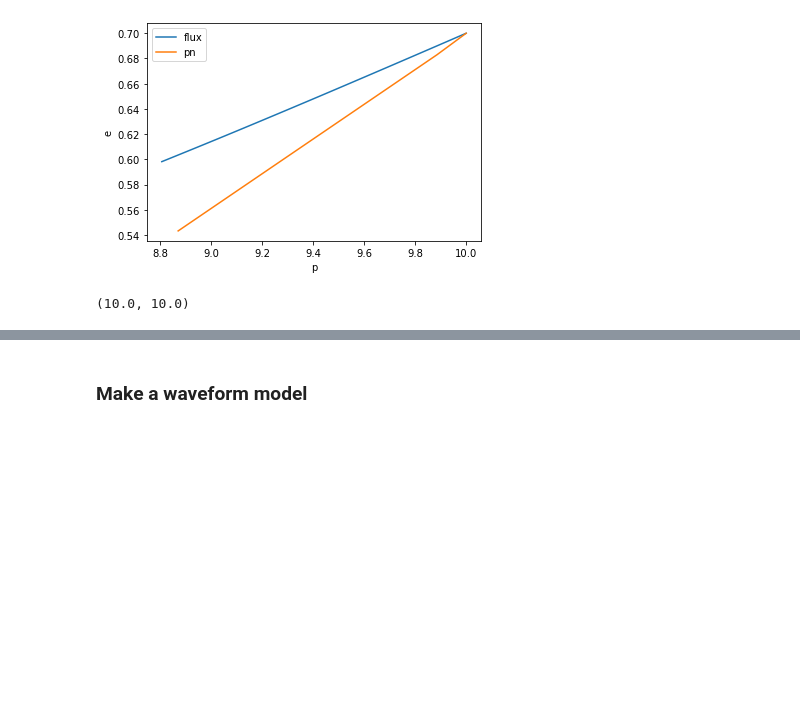
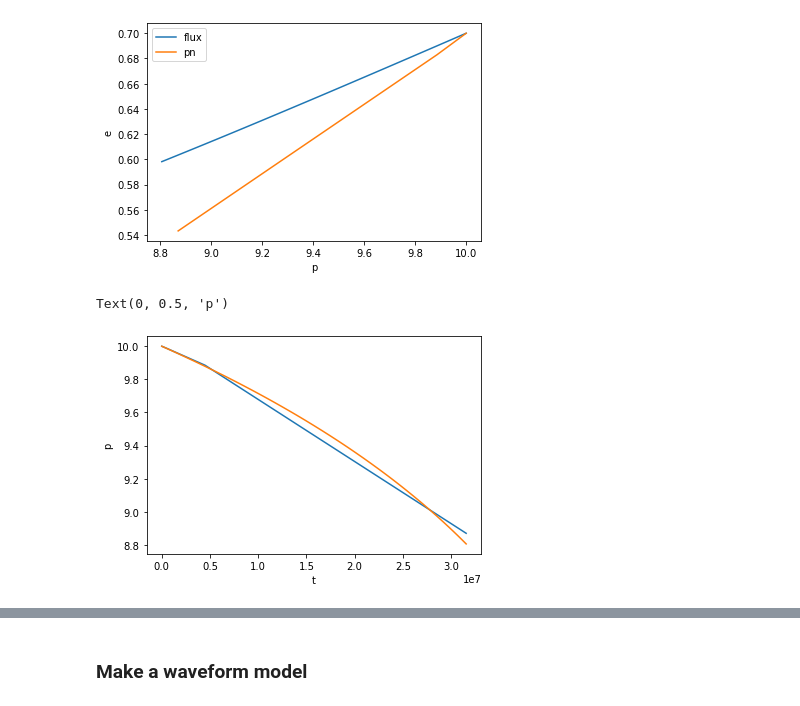
Before and after one commit to CChapmanbird/FastEMRIWaveforms, a Jupyter notebook: docs/doctrees/nbsphinx/tutorial/SchwarzschildEccentricWaveform_intro.ipynb, the cells around one changed output, grey strips where cells are left out. Saved outputs shown, nothing was run; the diff lists cells and outputs as text; code cells hidden in the pictures; blank space fills up the shorter version.

```diff
--- a/docs/doctrees/nbsphinx/tutorial/SchwarzschildEccentricWaveform_intro.ipynb
+++ b/docs/doctrees/nbsphinx/tutorial/SchwarzschildEccentricWaveform_intro.ipynb
@@ -993,7 +994,11 @@ plt.legend()
 plt.savefig('trajectory_pn_vs_flux.pdf', dpi=200)
 # %% [output]
 [figure]
-# %%
-flux[1][0], p[0]
-# %% [output]
-(10.0, 10.0)
+# %%
+plt.plot(test[0], test[1])
+plt.plot(flux[0], flux[1])
+plt.xlabel('t')
+plt.ylabel('p')
+# %% [output]
+Text(0, 0.5, 'p')
+[figure, added]
```
Also changed, not shown: parts of 10 cells of this notebook, 14 other files.
